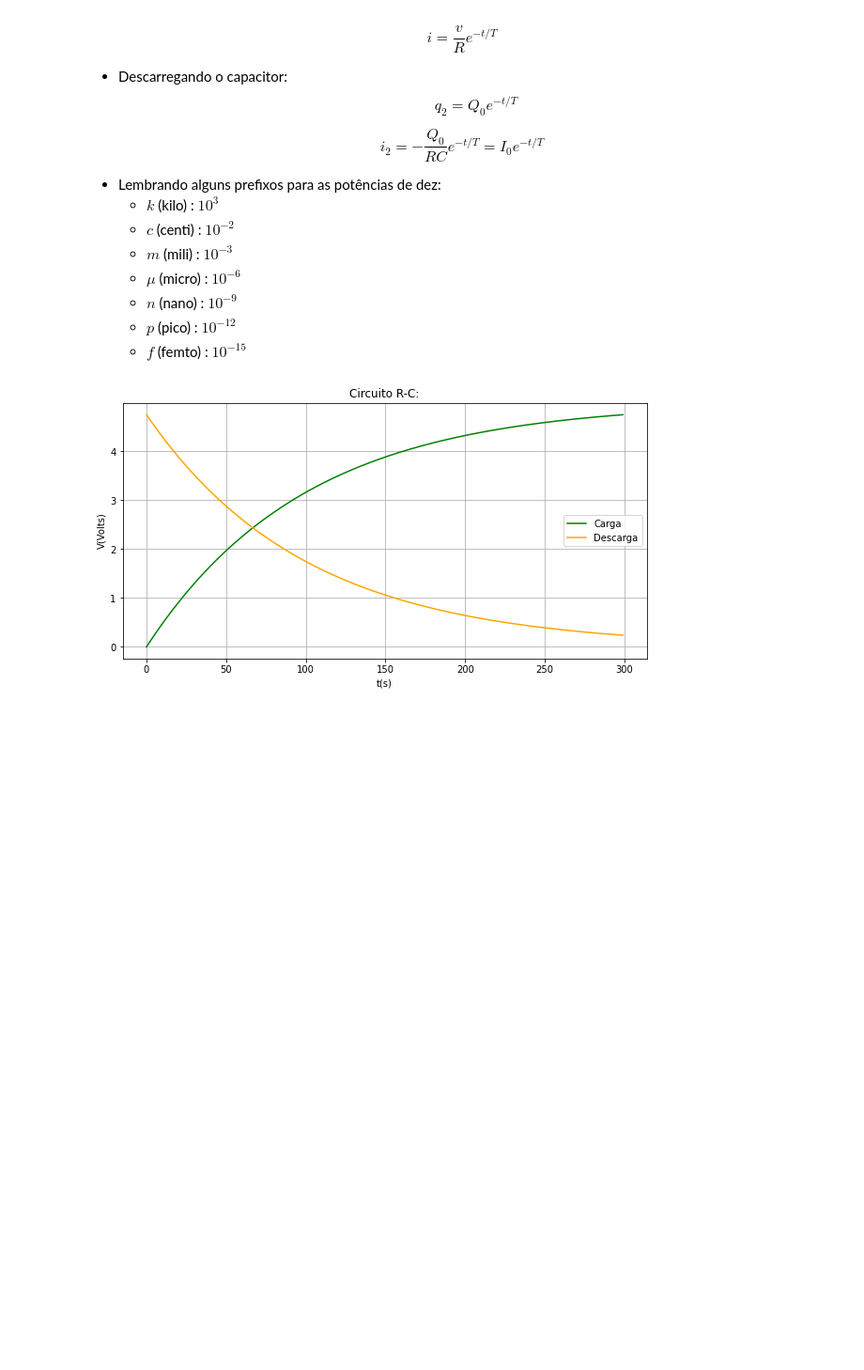
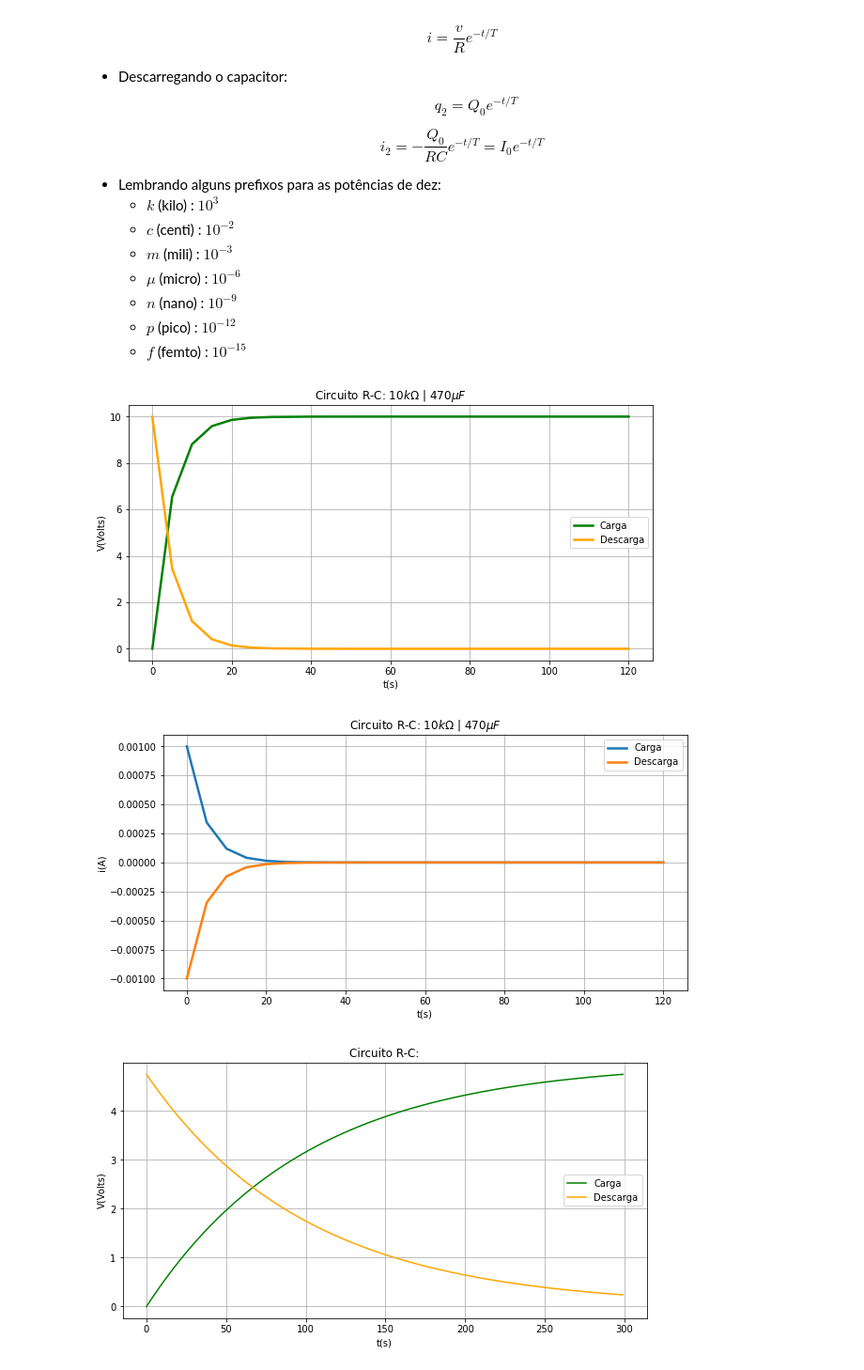
Before and after one commit to Raul-rx7/projeto_circuitos_rc, a Jupyter notebook: pre_projeto.ipynb, the cells around one changed output. Shown at 94% size. Cells and saved outputs as stored; diff of their text form; code cells hidden in the pictures; blank space fills up the shorter version.

```diff
--- a/pre_projeto.ipynb
+++ b/pre_projeto.ipynb
@@ -61,6 +61,58 @@ def Q2(c, r, v, t):
 # Corrente instantânea
 def I2(c, r, v, t):
   return -Q2(c, r, v, t)/(r*c)
+# %%
+# PROCEDIMENTO 1: 10 kOhms e 470 uF/10V
+# 3º PASSO: Simulações de carga e descarga do capacitor.
+
+# É preciso indicar os valores de capacitância (C), resistência (R), voltagem (V) e o
+# tempo de observação (t), para simulação de carga e descarga.
+
+# Obs.: Atenção com as unidades de medidas e potências de dez!
+
+C = 470*(10**(-6))        # Farad
+R = 10*(10**(3))          # Ohms
+V = 10                    # Volts
+
+# Passo do tempo para simulação
+t = np.array(list(np.arange(0, 35, 5)) + list(np.arange(40, 90, 10)) + [100, 120])
+
+q = Q(C, R, V, t)         # Chamando a função de carga no carregamento
+i = I(C, R, V, t)         # Chamando a função de corrente no carregamento
+
+q2 = Q2(C, R, V, t)       # Chamando a função de carga no descarregamento
+i2 = I2(C, R, V, t)       # Chamando a função de corrente no descarregamento
+
+# Carga e descarga sob o ponto de vista da d.d.p.
+fig = plt.figure(figsize=(10, 5))
+plt.plot(t, q/C, color="green", label="Carga", linewidth=2.5) # Vc = q/C
+plt.plot(t, q2/C, color="orange", label="Descarga", linewidth=2.5)
+plt.xlabel("t(s)")
+plt.ylabel("V(Volts)")
+plt.title(r"Circuito R-C: $10 k\Omega \ | \ 470 \mu F$")
+plt.grid()
+plt.legend(loc=0)
+plt.show()
+fig.savefig('fig1.png') # Formatos: (.png) ; (.jpg) ; (.pdf), por exemplo.
+plt.close()
+
+
+# Carga e descarga sob o ponto de vista da corrente.
+fig = plt.figure(figsize=(10, 5))
+plt.plot(t, i, label= "Carga", linewidth=2.5)
+plt.plot(t, i2, label= "Descarga", linewidth=2.5)
+
+plt.xlabel("t(s)")
+plt.ylabel("i(A)")
+plt.title(r"Circuito R-C: $10 k\Omega \ | \ 470 \mu F$")
+plt.grid()
+plt.legend(loc=0)
+plt.show()
+fig.savefig('fig2.png')
+plt.close()
+# %% [output]
+[figure, added]
+[figure, added]
 # %%
 # 3º PASSO: Simulações de carga e descarga do capacitor.
 
```
Also changed, not shown: parts of 18 cells of this notebook.
